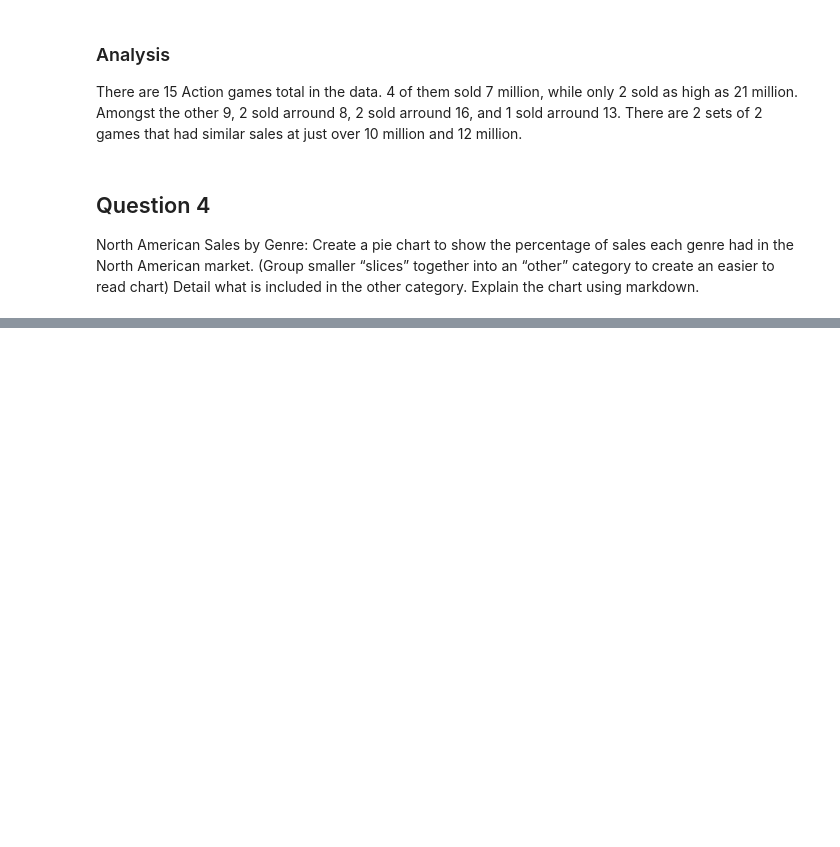
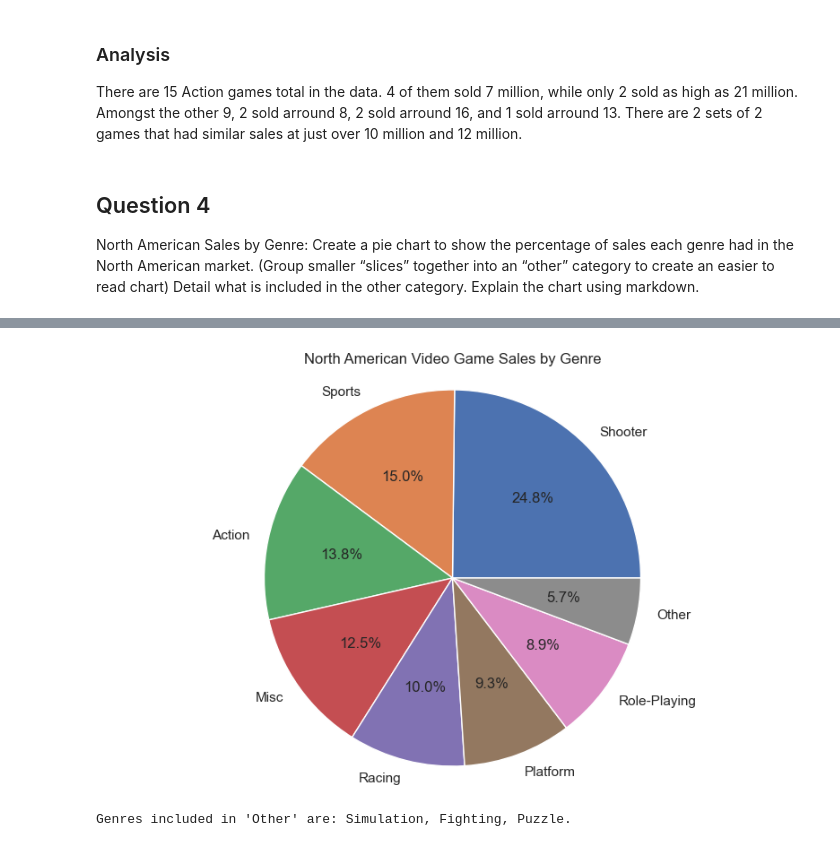
Before and after one commit to dtoshm/data_project_six, a Jupyter notebook: game_sales_analysis.ipynb, the cells around one changed output, grey strips where cells are left out. Cells and saved outputs as stored; diff of their text form; code cells hidden in the pictures; blank space fills up the shorter version.

```diff
--- a/game_sales_analysis.ipynb
+++ b/game_sales_analysis.ipynb
@@ -88,0 +96,19 @@ North American Sales by Genre: Create a pie chart to show the percentage of sale
+# %%
+sales_by_genre = games.groupby('Genre')['NA_Sales'].sum().sort_values(ascending=False)
+total_sales = sales_by_genre.sum()
+threshold = 0.05 * total_sales
+genres_below_threshold = sales_by_genre[sales_by_genre < threshold].index.tolist()
+other_sales = sales_by_genre[sales_by_genre < threshold].sum()
+sales_by_genre = sales_by_genre[sales_by_genre >= threshold]
+sales_by_genre['Other'] = other_sales
+
+plt.figure(figsize=(10, 6))
+plt.pie(sales_by_genre, labels=sales_by_genre.index, autopct='%1.1f%%')
+plt.title('North American Video Game Sales by Genre')
+plt.axis('equal')
+plt.show()
+
+print(f"Genres included in 'Other' are: {', '.join(genres_below_threshold)}.")
+# %% [output]
+[figure, added]
+Genres included in 'Other' are: Simulation, Fighting, Puzzle.
```
Also changed, not shown: parts of 3 cells of this notebook.
